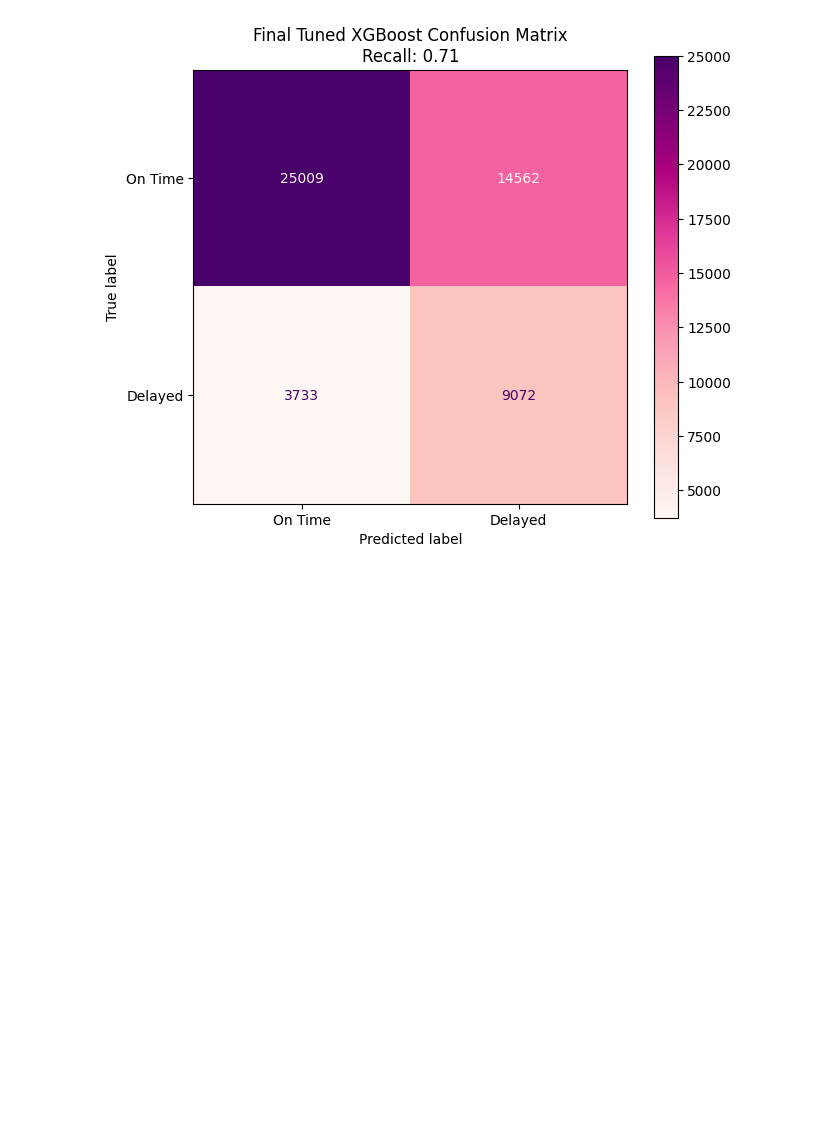
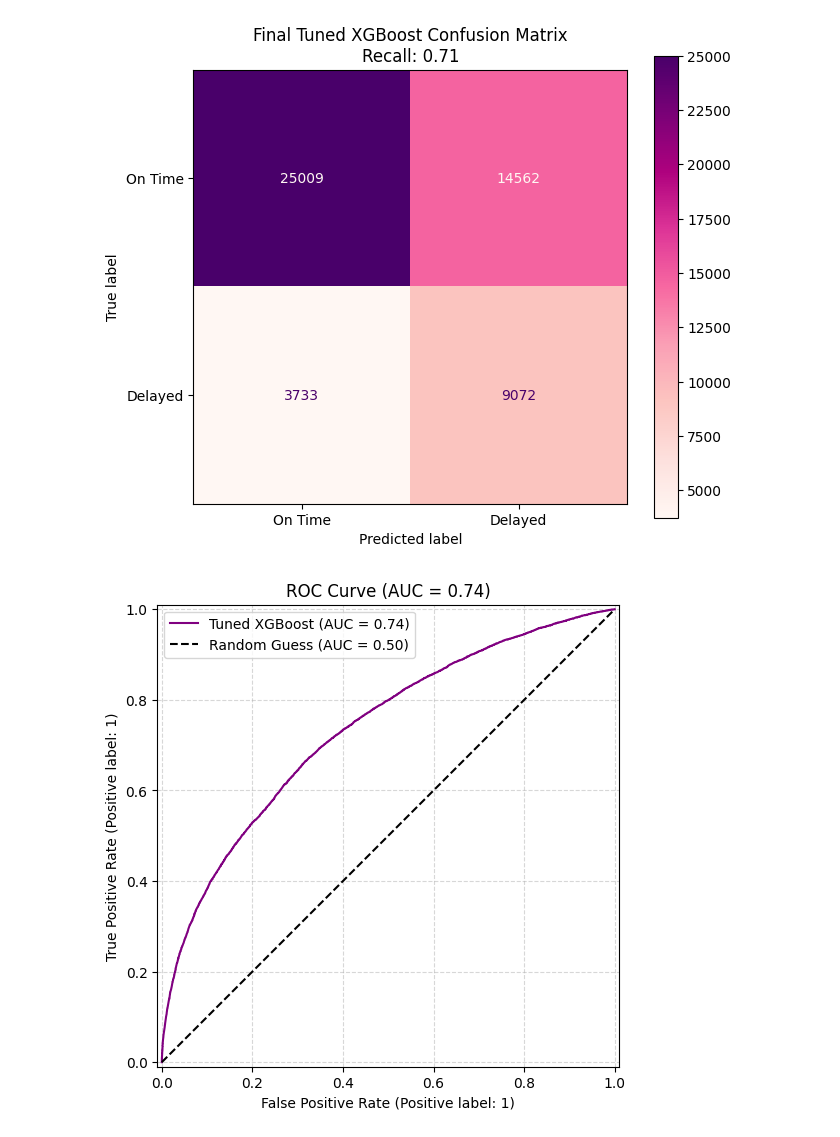
Before and after one commit to lucyg04/nycflights13, a Jupyter notebook: Practical 1/practical1_py.ipynb, the cells around one changed output. Drawn from its saved outputs; the diff is of its cells as text; code cells hidden in the pictures; blank space fills up the shorter version.

```diff
--- a/Practical 1/practical1_py.ipynb
+++ b/Practical 1/practical1_py.ipynb
@@ -1532,3 +1534,30 @@ plt.title(f"Final Tuned XGBoost Confusion Matrix\nRecall: {tuned_recall:.2f}")
 plt.show()
 # %% [output]
 [figure]
+# %%
+# 1. Get the probability scores for the 'Delayed' class
+# Use the validation set to simulate reality
+y_score = final_xgboost_model.predict_proba(prepared_validation_data)[:, 1]
+
+#2. Calculate the ROC-AUC Score
+roc_auc = roc_auc_score(validation_labels, y_score)
+
+# 3. Plot the ROC Curve
+fig, ax = plt.subplots(figsize=(8, 6))
+display = RocCurveDisplay.from_predictions(
+    validation_labels,
+    y_score,
+    name="Tuned XGBoost",
+    ax=ax,
+    color='purple'
+)
+
+# Add the diagonal 0.5 baseline (random guess line)
+plt.plot([0, 1], [0, 1], "k--", label="Random Guess (AUC = 0.50)")
+
+ax.set_title(f"ROC Curve (AUC = {roc_auc:.2f})")
+plt.legend()
+plt.grid(True, linestyle='--', alpha=0.5)
+plt.show()
+# %% [output]
+[figure, added]
```
Also changed, not shown: parts of 9 cells of this notebook.
